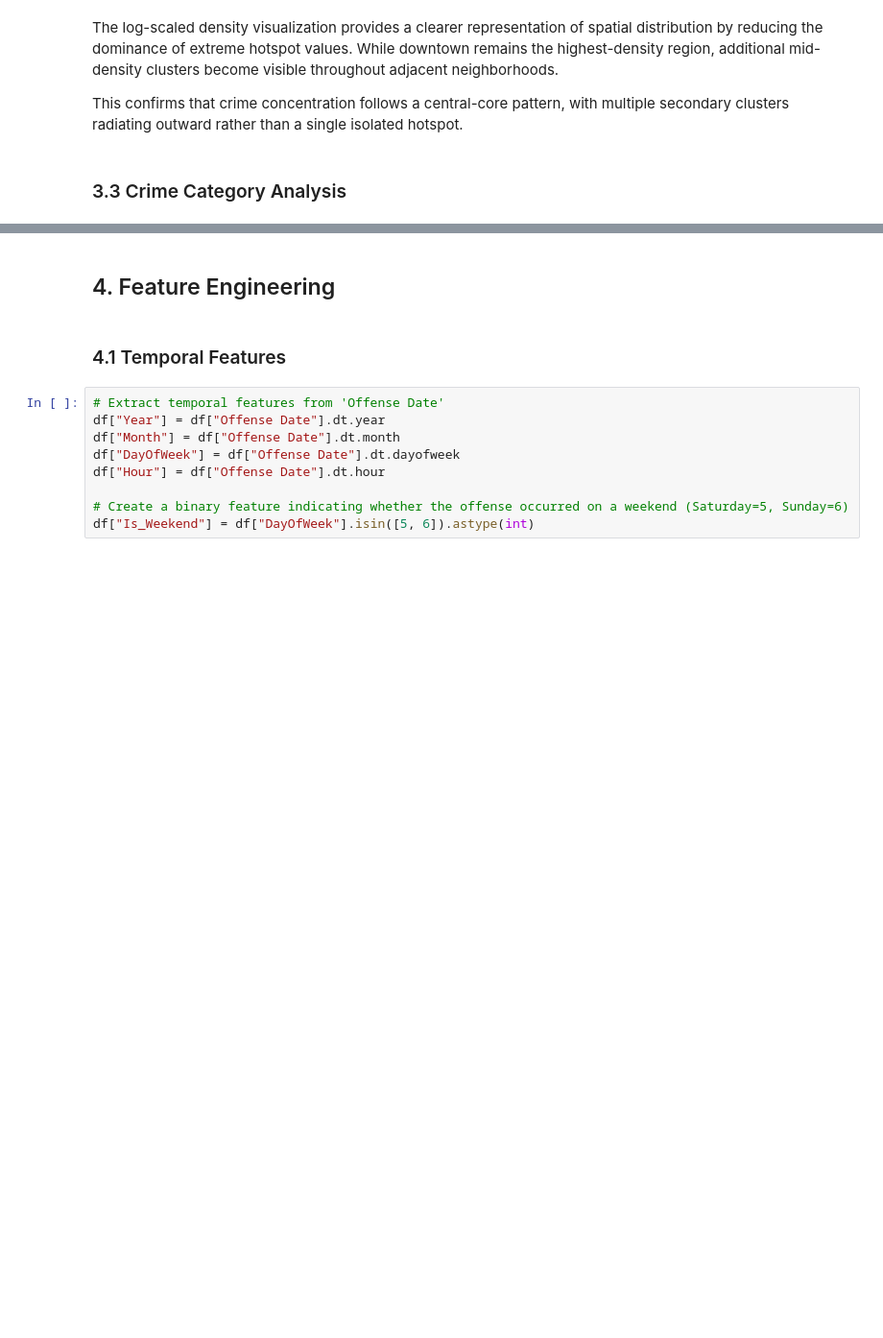
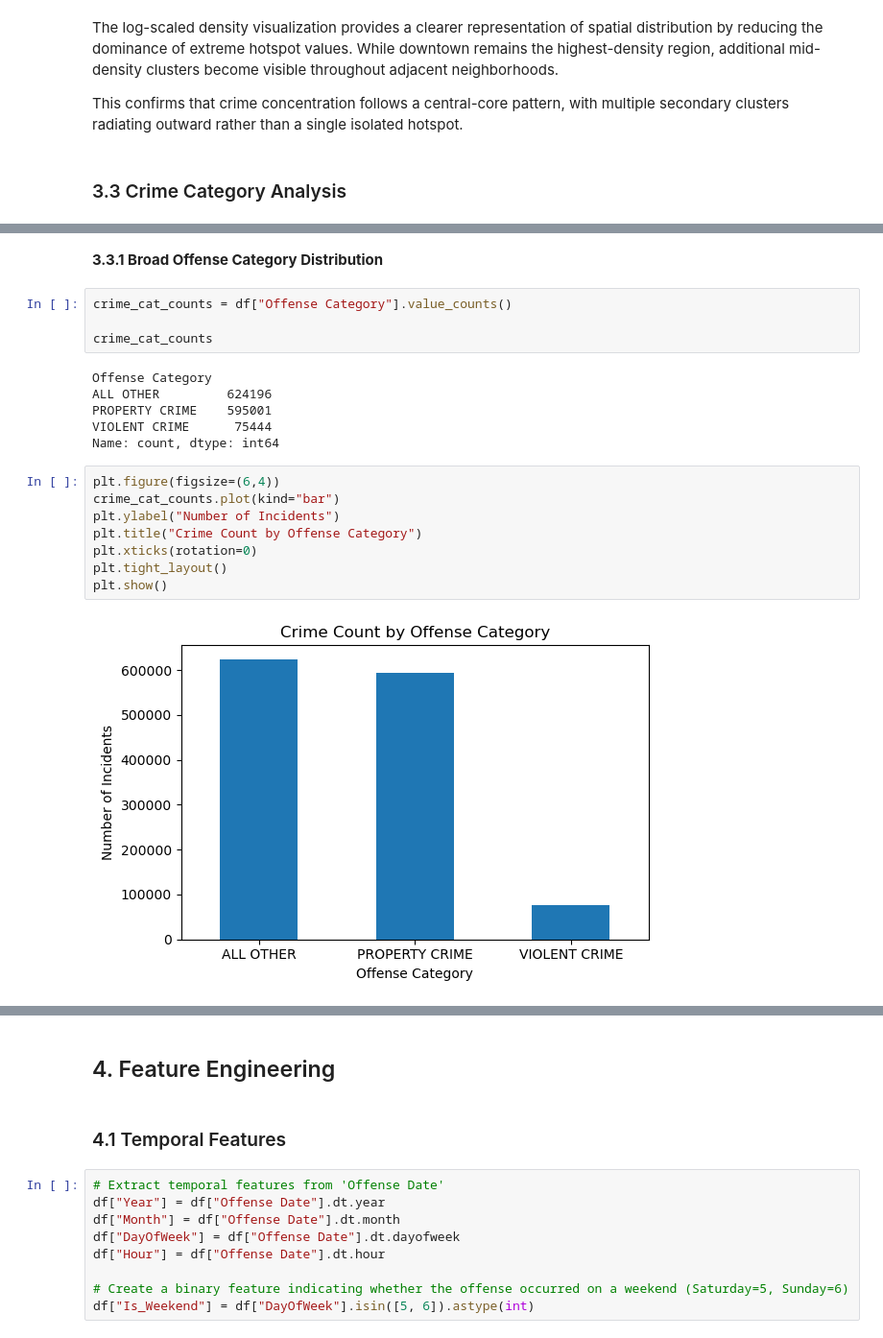
Before and after one commit to iluvcoding123/seattle-crime-clustering, a Jupyter notebook: crime_analysis.ipynb, the cells around one changed output, grey strips where cells are left out. Shown at 96% size. Cells and saved outputs as stored; diff of their text form; blank space fills up the shorter version.

```diff
--- a/crime_analysis.ipynb
+++ b/crime_analysis.ipynb
@@ -439,0 +524,22 @@ This confirms that crime concentration follows a central-core pattern, with mult
+# %% [markdown]
+**3.3.1 Broad Offense Category Distribution**
+# %%
+crime_cat_counts = df["Offense Category"].value_counts()
+
+crime_cat_counts
+# %% [output]
+Offense Category
+ALL OTHER         624196
+PROPERTY CRIME    595001
+VIOLENT CRIME      75444
+Name: count, dtype: int64
+# %%
+plt.figure(figsize=(6,4))
+crime_cat_counts.plot(kind="bar")
+plt.ylabel("Number of Incidents")
+plt.title("Crime Count by Offense Category")
+plt.xticks(rotation=0)
+plt.tight_layout()
+plt.show()
+# %% [output]
+[figure, added]
```
Also changed, not shown: parts of 24 cells of this notebook.
